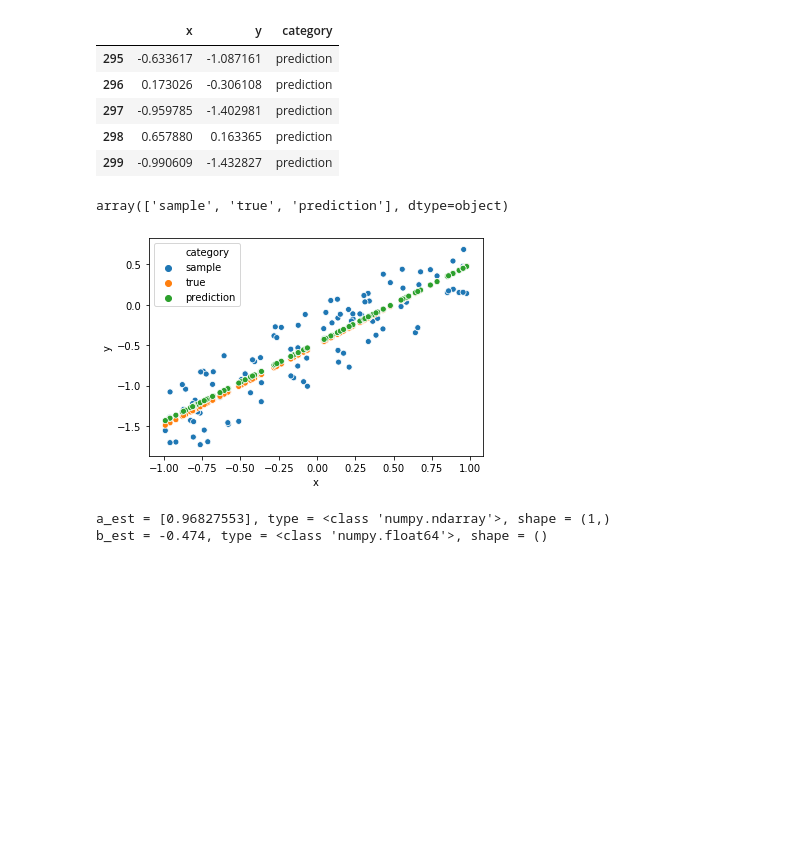
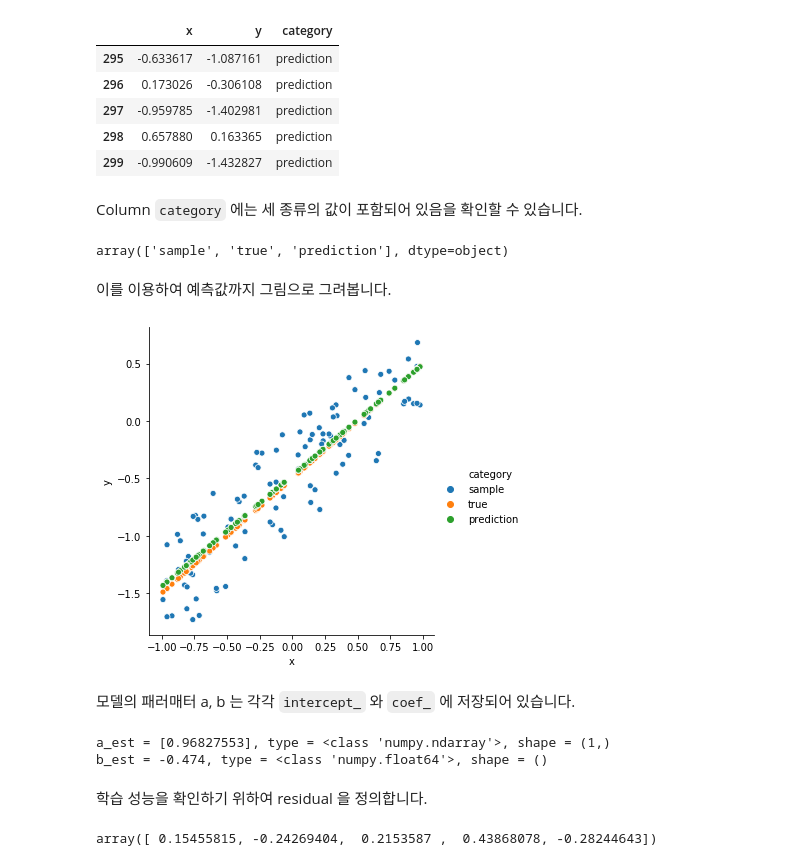
Before and after one commit to lovit/python_ml_intro, a Jupyter notebook: 02_linear_regression/00_linear_regression_basic.ipynb, the cells around one changed output. Saved outputs shown, nothing was run; the diff lists cells and outputs as text; code cells hidden in the pictures; blank space fills up the shorter version.

```diff
--- a/02_linear_regression/00_linear_regression_basic.ipynb
+++ b/02_linear_regression/00_linear_regression_basic.ipynb
@@ -99,14 +120,20 @@ source.tail()
 | 297 | -0.959785 | -1.402981 | prediction |
 | 298 | 0.657880 | 0.163365 | prediction |
 | 299 | -0.990609 | -1.432827 | prediction |
+# %% [markdown]
+Column `category` 에는 세 종류의 값이 포함되어 있음을 확인할 수 있습니다.
 # %%
 source['category'].unique()
 # %% [output]
 array(['sample', 'true', 'prediction'], dtype=object)
+# %% [markdown]
+이를 이용하여 예측값까지 그림으로 그려봅니다.
 # %%
-fig4 = sns.scatterplot(x='x', y='y', hue='category', data=source)
+fig4 = sns.relplot(x='x', y='y', hue='category', kind='scatter', data=source)
 # %% [output]
-[figure, old version]
+[figure, new version]
+# %% [markdown]
+모델의 패러매터 a, b 는 각각 `intercept_` 와 `coef_` 에 저장되어 있습니다.
 # %%
 a_est = linear_regression.coef_
 b_est = linear_regression.intercept_
@@ -116,3 +143,10 @@ print(f'b_est = {b_est:.3}, type = {type(b_est)}, shape = {b_est.shape}')
 # %% [output]
 a_est = [0.96827553], type = <class 'numpy.ndarray'>, shape = (1,)
 b_est = -0.474, type = <class 'numpy.float64'>, shape = ()
+# %% [markdown]
+학습 성능을 확인하기 위하여 residual 을 정의합니다.
+# %%
+residual = y - y_pred
+residual[:5]
+# %% [output]
+array([ 0.15455815, -0.24269404,  0.2153587 ,  0.43868078, -0.28244643])
```
Also changed, not shown: parts of 17 cells of this notebook, 2 other files.
